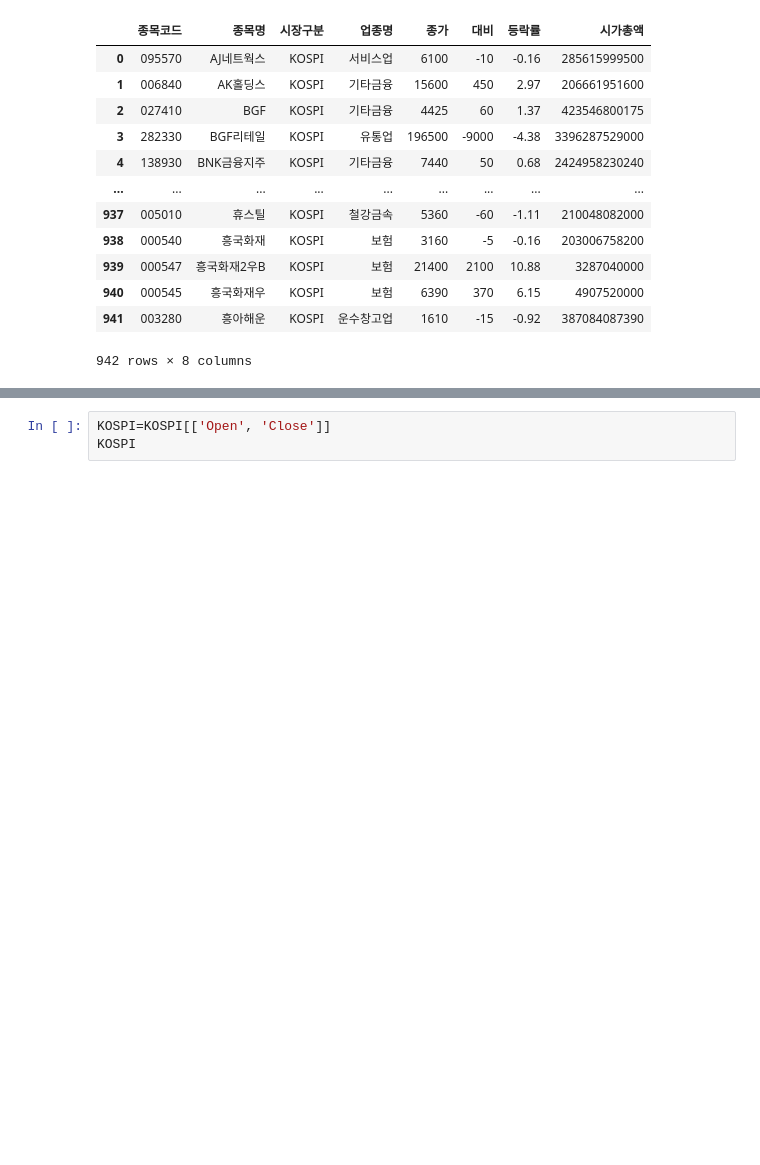
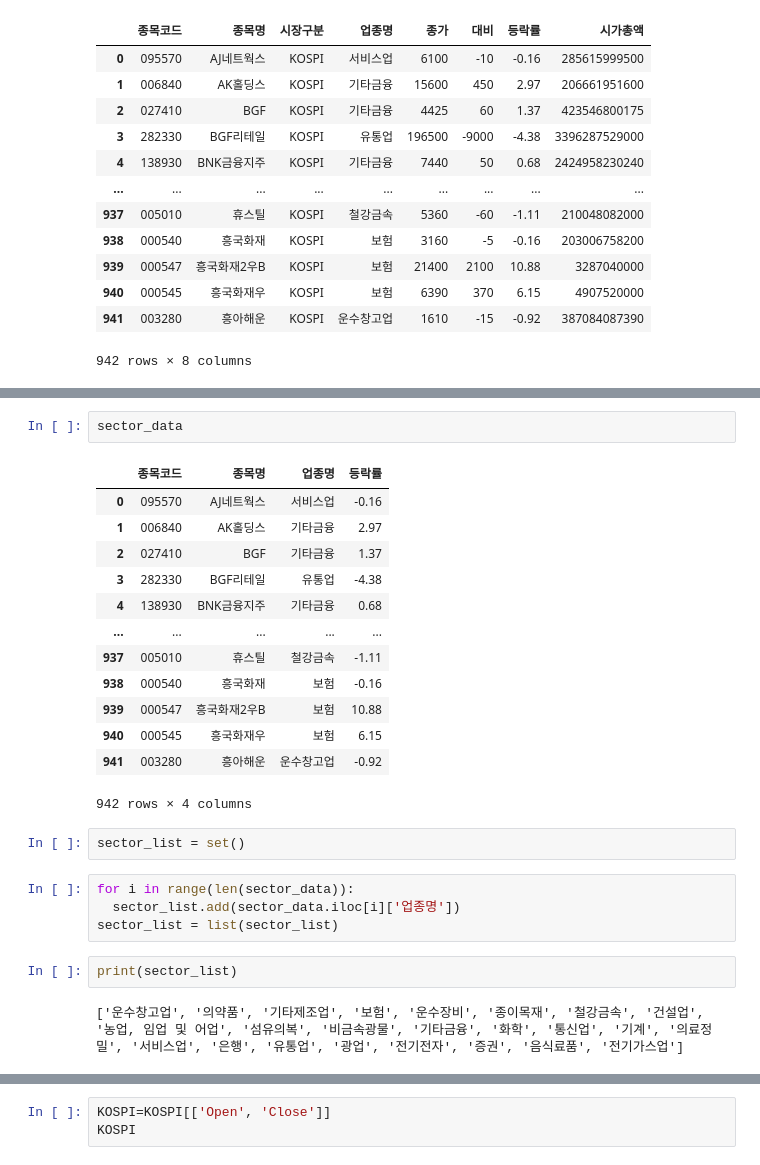
Before and after one commit to caumannerman/cg_project, a Jupyter notebook: Untitled0.ipynb, the cells around one changed output, grey strips where cells are left out. Drawn from its saved outputs; the diff is of its cells as text; blank space fills up the shorter version.

```diff
--- a/Untitled0.ipynb
+++ b/Untitled0.ipynb
@@ -113,0 +128,26 @@ SyntaxError: ignored
+# %%
+sector_data
+# %% [output]
+|  | 종목코드 | 종목명 | 업종명 | 등락률 |
+| 0 | 095570 | AJ네트웍스 | 서비스업 | -0.16 |
+| 1 | 006840 | AK홀딩스 | 기타금융 | 2.97 |
+| 2 | 027410 | BGF | 기타금융 | 1.37 |
+| 3 | 282330 | BGF리테일 | 유통업 | -4.38 |
+| 4 | 138930 | BNK금융지주 | 기타금융 | 0.68 |
+| ... | ... | ... | ... | ... |
+| 937 | 005010 | 휴스틸 | 철강금속 | -1.11 |
+| 938 | 000540 | 흥국화재 | 보험 | -0.16 |
+| 939 | 000547 | 흥국화재2우B | 보험 | 10.88 |
+| 940 | 000545 | 흥국화재우 | 보험 | 6.15 |
+| 941 | 003280 | 흥아해운 | 운수창고업 | -0.92 |
+942 rows × 4 columns
+# %%
+sector_list = set()
+# %%
+for i in range(len(sector_data)):
+  sector_list.add(sector_data.iloc[i]['업종명'])
+sector_list = list(sector_list)
+# %%
+print(sector_list)
+# %% [output]
+['운수창고업', '의약품', '기타제조업', '보험', '운수장비', '종이목재', '철강금속', '건설업', '농업, 임업 및 어업', '섬유의복', '비금속광물', '기타금융', '화학', '통신업', '기계', '의료정밀', '서비스업', '은행', '유통업', '광업', '전기전자', '증권', '음식료품', '전기가스업']
```
Also changed, not shown: parts of 5 cells of this notebook.
